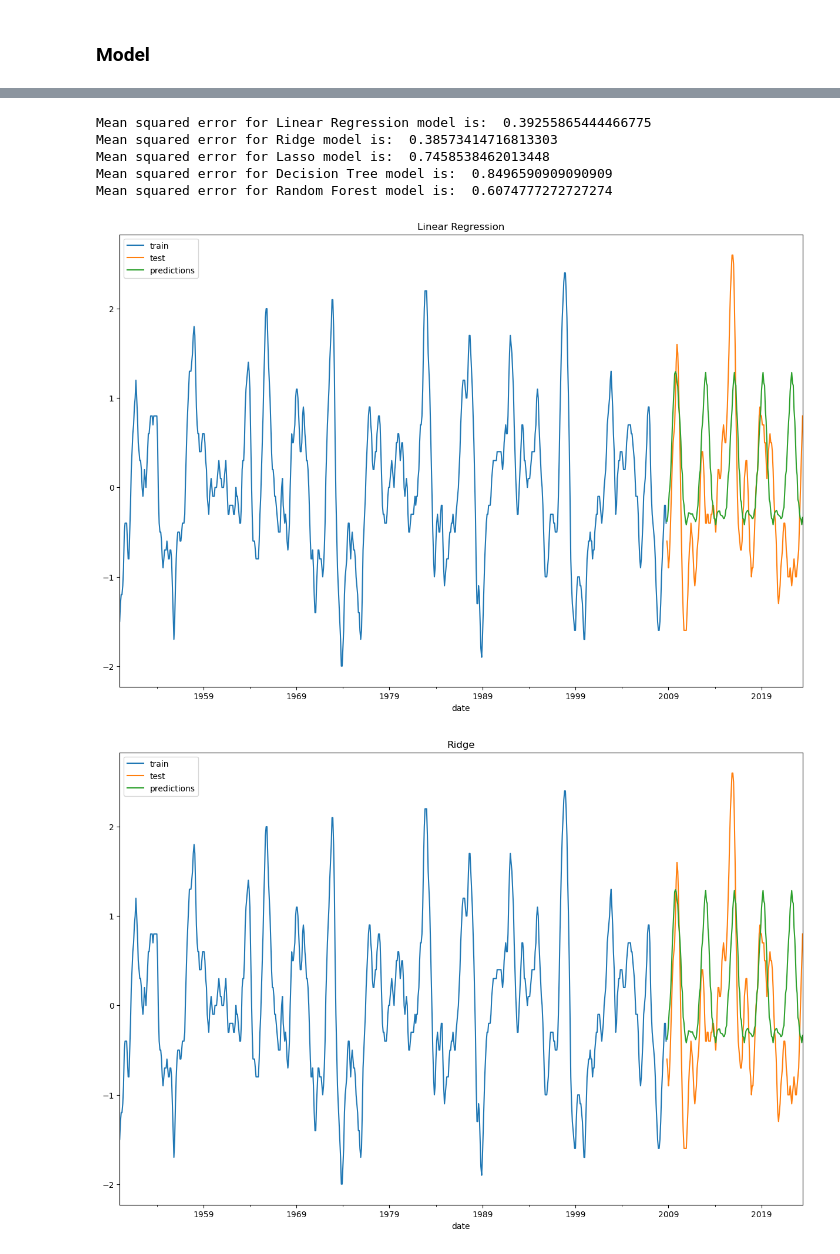
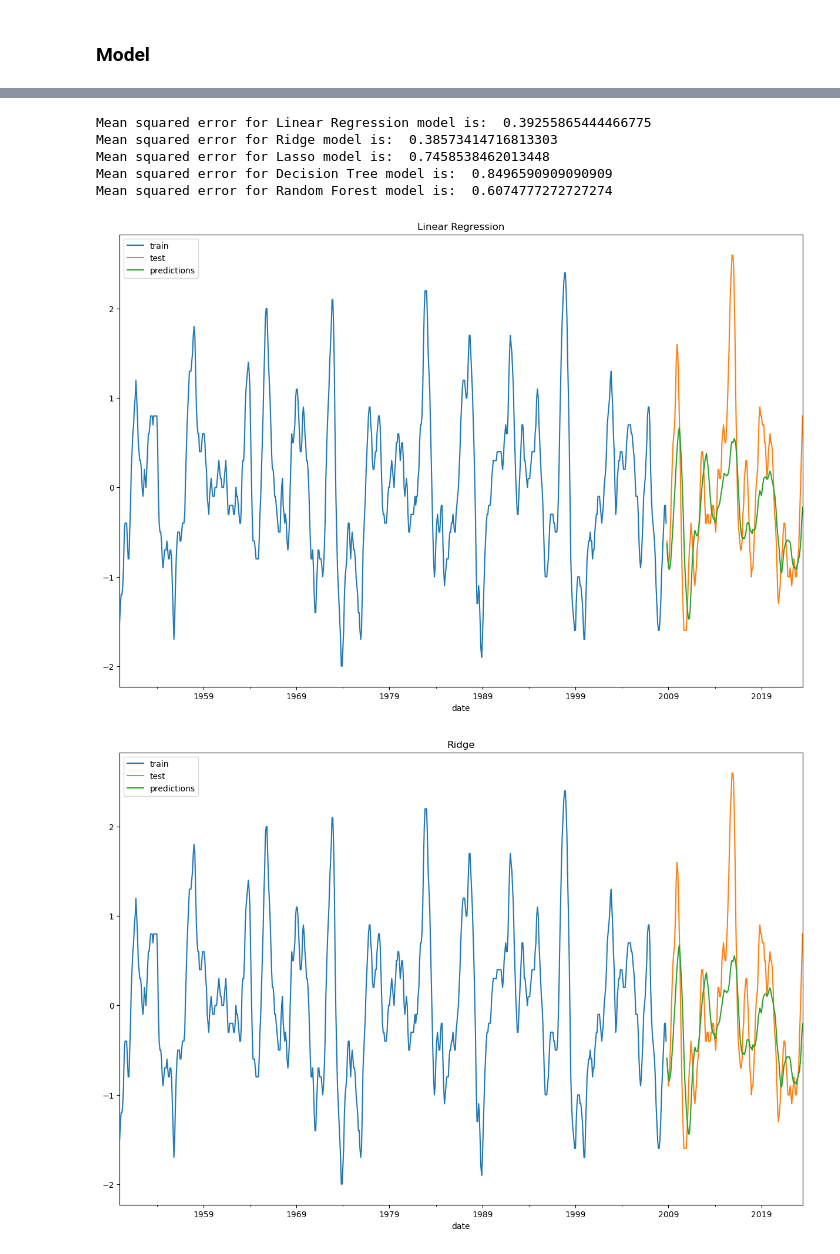
Before and after one commit to agraglez/enso-analysis, a Jupyter notebook: notebooks/enso-analysis.ipynb, the cells around one changed output, grey strips where cells are left out. Cells and saved outputs as stored; diff of their text form; code cells hidden in the pictures.

```diff
--- a/notebooks/enso-analysis.ipynb
+++ b/notebooks/enso-analysis.ipynb
@@ -798,22 +783,3 @@ ridge = Ridge()
 lasso = Lasso()
 dec_tree = DecisionTreeRegressor(random_state=45)
 ran_forest = RandomForestRegressor(random_state=45)
-# %%
-models = [lin_reg, ridge, lasso, dec_tree, ran_forest]
-models_names = ['Linear Regression', 'Ridge', 'Lasso', 'Decision Tree', 'Random Forest']
-for i in range(len(models)):
-    forecaster = ForecasterAutoreg(
-        regressor = models[i],
-        lags = 25
-    )
-    forecaster.fit(train['oni'])
-    y_pred = forecaster.predict(steps)
-    predictions = forecaster.predict(steps=steps)
-    fig, ax = plt.subplots(figsize=(15, 10))
-    train['oni'].plot(ax=ax, label='train')
-    test['oni'].plot(ax=ax, label='test')
-    predictions.plot(ax=ax, label='predictions')
-    ax.legend()
-    plt.title(models_names[i])
-    mse = mean_squared_error(test['oni'], y_pred)
-    print('Mean squared error for '+models_names[i]+' model is: ', mse)
@@ -831,24 +786,26 @@ Mean squared error for Random Forest model is:  0.7138647159090907
 # %%
+models = [lin_reg, ridge, lasso, dec_tree, ran_forest]
+models_names = ['Linear Regression', 'Ridge', 'Lasso', 'Decision Tree', 'Random Forest']
 for i in range(len(models)):
     forecaster = ForecasterAutoreg(
         regressor = models[i],
         lags = 25
     )
     forecaster.fit(y=train['oni'], exog=train[['gbt', 'tni', 'pna', 'soi']])
     y_pred = forecaster.predict(steps, exog=test[['gbt', 'tni', 'pna', 'soi']])
     fig, ax = plt.subplots(figsize=(15, 10))
     train['oni'].plot(ax=ax, label='train')
     test['oni'].plot(ax=ax, label='test')
-    predictions.plot(ax=ax, label='predictions')
+    y_pred.plot(ax=ax, label='predictions')
     ax.legend()
     plt.title(models_names[i])
     mse = mean_squared_error(test['oni'], y_pred)
     print('Mean squared error for '+models_names[i]+' model is: ', mse)
 # %% [output]
 Mean squared error for Linear Regression model is:  0.39255865444466775
 Mean squared error for Ridge model is:  0.38573414716813303
 Mean squared error for Lasso model is:  0.7458538462013448
 Mean squared error for Decision Tree model is:  0.8496590909090909
 Mean squared error for Random Forest model is:  0.6074777272727274
-[figure, old version]
+[figure, new version]
-[figure, old version]
+[figure, new version]
```
Also changed, not shown: parts of 18 cells of this notebook, 1 other file.
